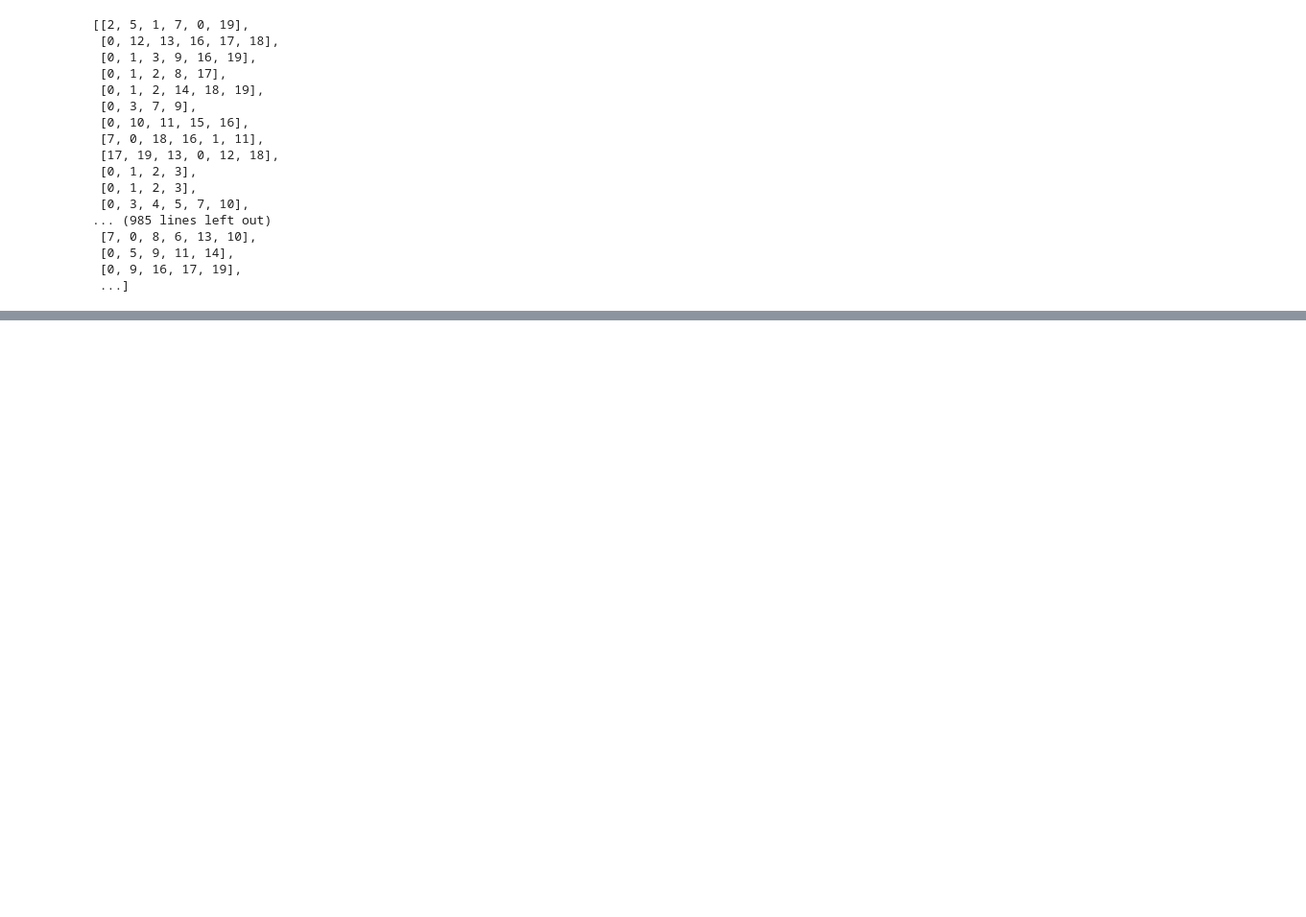
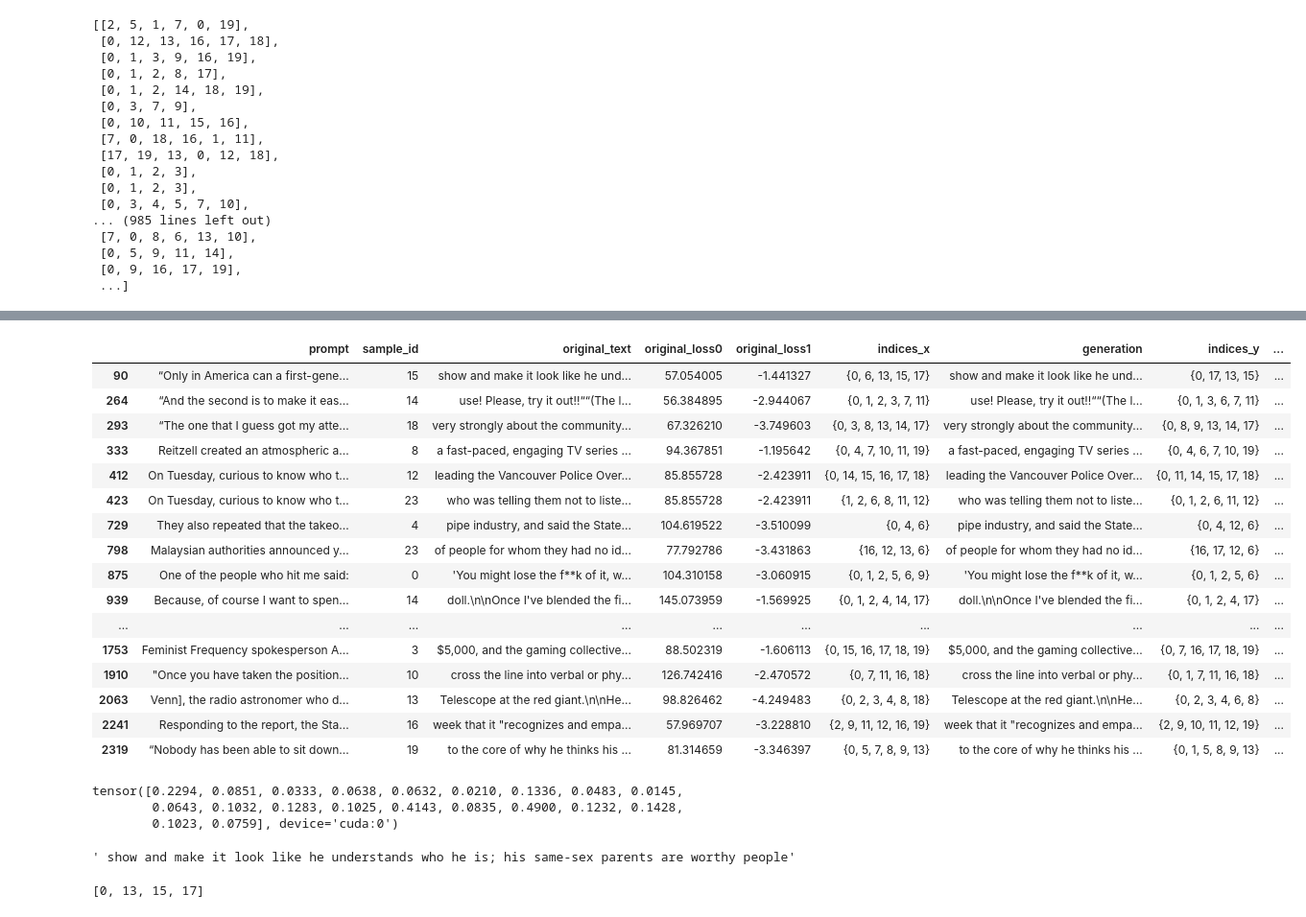
Before and after one commit to hayleyson/mucoco, a Jupyter notebook: notebooks/locate/locate_edit.ipynb, the cells around one changed output, grey strips where cells are left out. Shown at 96% size. Cells and saved outputs as stored; diff of their text form; code cells hidden in the pictures; blank space fills up the shorter version.

```diff
--- a/notebooks/locate/locate_edit.ipynb
+++ b/notebooks/locate/locate_edit.ipynb
@@ -305,0 +374,2 @@ samples.to_json('outputs/toxicity/save-init-gen/bak_outputs.txt.init.widx', orie
+# %%
+indices_decode_new['indices'] = indices_decode_new['indices'].apply(lambda x: set(x))
@@ -305,0 +392,37 @@ samples.to_json('outputs/toxicity/save-init-gen/bak_outputs.txt.init.widx', orie
+# %%
+samples['indices'] = samples['indices'].apply(set)
+# %%
+comparison = indices_decode_new.merge(samples, left_on=["prompt", "original_text"], right_on=["prompt", "generation"],
+                                     how="left")
+# %%
+comparison['indices_comparison'] = comparison['indices_x'] == comparison['indices_y']
+# %%
+comparison.loc[comparison['indices_comparison']!=True]
+# %% [output]
+|  | prompt | sample_id | original_text | original_loss0 | original_loss1 | indices_x | generation | indices_y | ... |
+| 90 | “Only in America can a first-gene... | 15 | show and make it look like he und... | 57.054005 | -1.441327 | {0, 6, 13, 15, 17} | show and make it look like he und... | {0, 17, 13, 15} | ... |
+| 264 | “And the second is to make it eas... | 14 | use! Please, try it out!!““(The l... | 56.384895 | -2.944067 | {0, 1, 2, 3, 7, 11} | use! Please, try it out!!““(The l... | {0, 1, 3, 6, 7, 11} | ... |
+| 293 | “The one that I guess got my atte... | 18 | very strongly about the community... | 67.326210 | -3.749603 | {0, 3, 8, 13, 14, 17} | very strongly about the community... | {0, 8, 9, 13, 14, 17} | ... |
+| 333 | Reitzell created an atmospheric a... | 8 | a fast-paced, engaging TV series ... | 94.367851 | -1.195642 | {0, 4, 7, 10, 11, 19} | a fast-paced, engaging TV series ... | {0, 4, 6, 7, 10, 19} | ... |
+| 412 | On Tuesday, curious to know who t... | 12 | leading the Vancouver Police Over... | 85.855728 | -2.423911 | {0, 14, 15, 16, 17, 18} | leading the Vancouver Police Over... | {0, 11, 14, 15, 17, 18} | ... |
+| 423 | On Tuesday, curious to know who t... | 23 | who was telling them not to liste... | 85.855728 | -2.423911 | {1, 2, 6, 8, 11, 12} | who was telling them not to liste... | {0, 1, 2, 6, 11, 12} | ... |
+| 729 | They also repeated that the takeo... | 4 | pipe industry, and said the State... | 104.619522 | -3.510099 | {0, 4, 6} | pipe industry, and said the State... | {0, 4, 12, 6} | ... |
+| 798 | Malaysian authorities announced y... | 23 | of people for whom they had no id... | 77.792786 | -3.431863 | {16, 12, 13, 6} | of people for whom they had no id... | {16, 17, 12, 6} | ... |
+| 875 | One of the people who hit me said: | 0 | 'You might lose the f**k of it, w... | 104.310158 | -3.060915 | {0, 1, 2, 5, 6, 9} | 'You might lose the f**k of it, w... | {0, 1, 2, 5, 6} | ... |
+| 939 | Because, of course I want to spen... | 14 | doll.\n\nOnce I've blended the fi... | 145.073959 | -1.569925 | {0, 1, 2, 4, 14, 17} | doll.\n\nOnce I've blended the fi... | {0, 1, 2, 4, 17} | ... |
+| ... | ... | ... | ... | ... | ... | ... | ... | ... | ... |
+| 1753 | Feminist Frequency spokesperson A... | 3 | $5,000, and the gaming collective... | 88.502319 | -1.606113 | {0, 15, 16, 17, 18, 19} | $5,000, and the gaming collective... | {0, 7, 16, 17, 18, 19} | ... |
+| 1910 | "Once you have taken the position... | 10 | cross the line into verbal or phy... | 126.742416 | -2.470572 | {0, 7, 11, 16, 18} | cross the line into verbal or phy... | {0, 1, 7, 11, 16, 18} | ... |
+| 2063 | Venn], the radio astronomer who d... | 13 | Telescope at the red giant.\n\nHe... | 98.826462 | -4.249483 | {0, 2, 3, 4, 8, 18} | Telescope at the red giant.\n\nHe... | {0, 2, 3, 4, 6, 8} | ... |
+| 2241 | Responding to the report, the Sta... | 16 | week that it "recognizes and empa... | 57.969707 | -3.228810 | {2, 9, 11, 12, 16, 19} | week that it "recognizes and empa... | {2, 9, 10, 11, 12, 19} | ... |
+| 2319 | “Nobody has been able to sit down... | 19 | to the core of why he thinks his ... | 81.314659 | -3.346397 | {0, 5, 7, 8, 9, 13} | to the core of why he thinks his ... | {0, 1, 5, 8, 9, 13} | ... |
+# %%
+cls_attns[90]
+# %% [output]
+tensor([0.2294, 0.0851, 0.0333, 0.0638, 0.0632, 0.0210, 0.1336, 0.0483, 0.0145,
+        0.0643, 0.1032, 0.1283, 0.1025, 0.4143, 0.0835, 0.4900, 0.1232, 0.1428,
+        0.1023, 0.0759], device='cuda:0')
+# %%
+tokenizer.decode(batch['input_ids'][90])
+# %% [output]
+' show and make it look like he understands who he is; his same-sex parents are worthy people'
@@ -305,0 +440,4 @@ samples.to_json('outputs/toxicity/save-init-gen/bak_outputs.txt.init.widx', orie
+# %%
+top_masks
+# %% [output]
+[0, 13, 15, 17]
```
Also changed, not shown: parts of 43 cells of this notebook, 1 other file.
